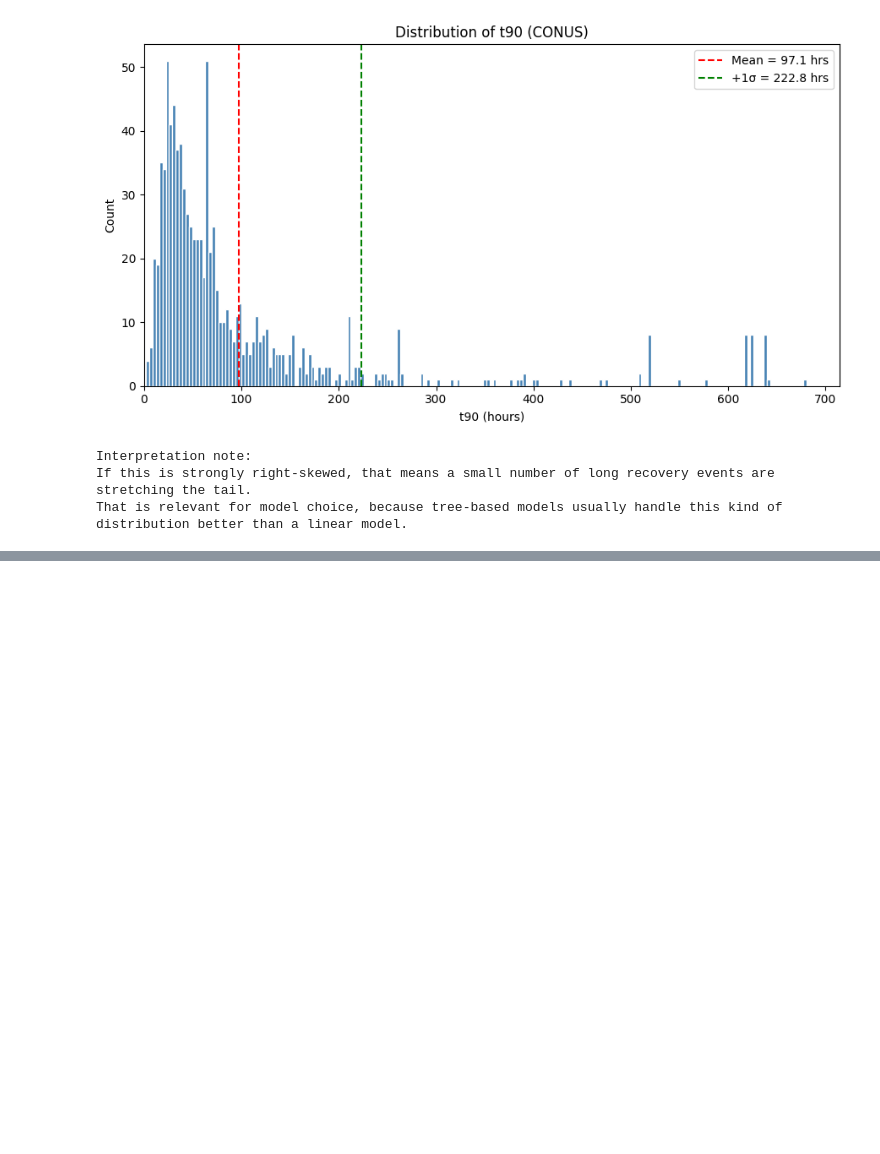
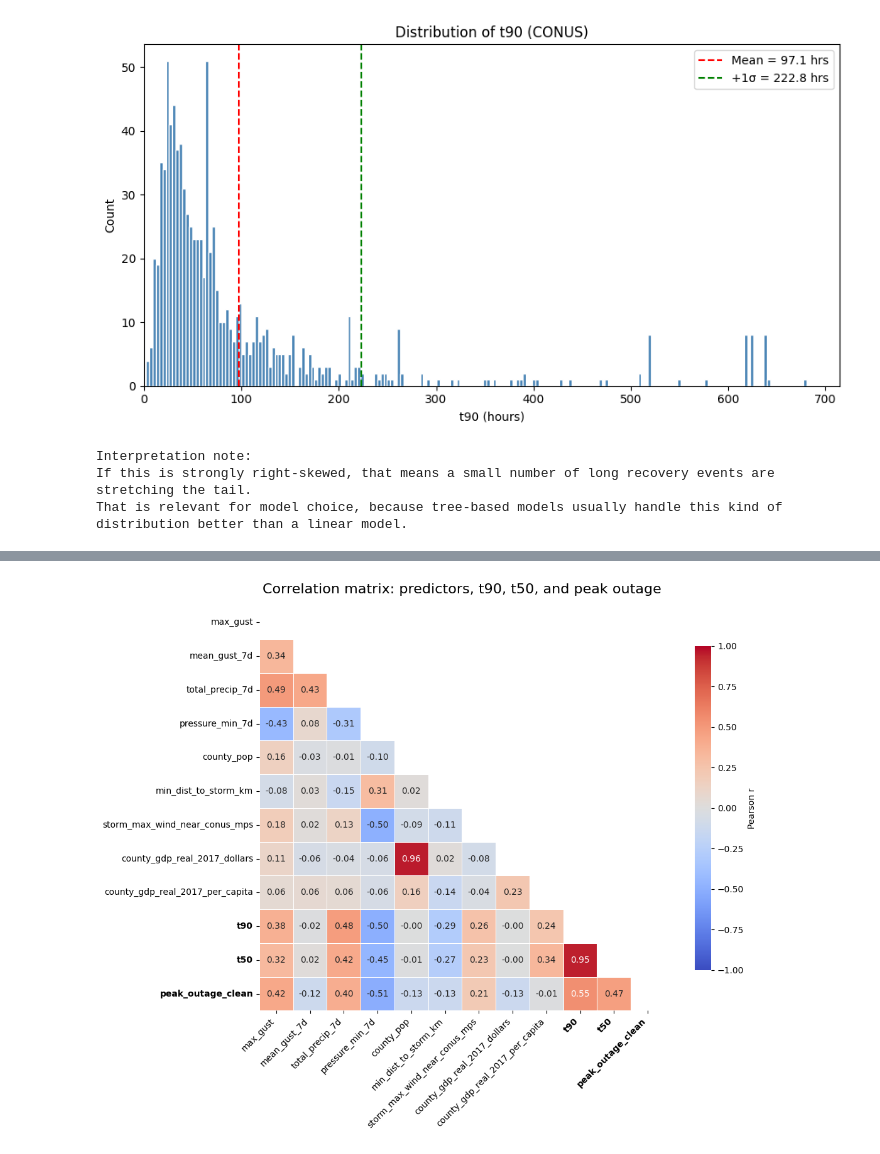
Before and after one commit to lukemccarvill/outage-recovery-forecasting, a Jupyter notebook: python_scripts/figures_for_report.ipynb, the cells around one changed output, grey strips where cells are left out. Drawn from its saved outputs; the diff is of its cells as text; code cells hidden in the pictures; blank space fills up the shorter version.

```diff
--- a/python_scripts/figures_for_report.ipynb
+++ b/python_scripts/figures_for_report.ipynb
@@ -170,0 +223,89 @@ A county can appear more than once if it is affected by multiple named storms or
+# %%
+# --- Correlation matrix: final CONUS modelling set + targets ---
+
+import numpy as np
+import pandas as pd
+import matplotlib.pyplot as plt
+import seaborn as sns
+
+data_path = r"C:\Users\teaching\Downloads\outage-recovery-forecasting\data_transients\event_level_dataset_conus_modeling_valid.parquet"
+
+# Load cleaned CONUS modelling dataset if it is not already in memory
+df = event_df.copy() if "event_df" in globals() else pd.read_parquet(data_path)
+
+if "CountyFIPS" in df.columns:
+    df["CountyFIPS"] = df["CountyFIPS"].astype(str).str.zfill(5)
+if "storm" in df.columns:
+    df["storm"] = df["storm"].astype(str)
+
+def resolve_col(frame, candidates, label):
+    for c in candidates:
+        if c in frame.columns:
+            return c
+    raise KeyError(f"Could not find {label}. Tried: {candidates}")
+
+# Final 9 predictors
+predictor_map = {
+    "max_gust": ["max_gust"],
+    "mean_gust_7d": ["mean_gust_7d"],
+    "total_precip_7d": ["total_precip_7d"],
+    "pressure_min_7d": ["pressure_min_7d"],
+    "county_pop": ["county_pop"],
+    "min_dist_to_storm_km": ["min_dist_to_storm_km"],
+    "storm_max_wind_near_conus_mps": ["storm_max_wind_near_conus_mps"],
+    "county_gdp_real_2017_dollars": ["county_gdp_real_2017_dollars"],
+    "county_gdp_real_2017_per_capita": ["county_gdp_real_2017_per_capita"],
+}
+
+# Targets / target-like variables
+target_map = {
+    "t90": ["t90", "t90_lastcross"],
+    "t50": ["t50", "t50_lastcross"],
+    "peak_outage_clean": ["peak_outage_clean", "peak_outage_clean_t50", "max_outage_raw"],
+}
+
+cols_in_order = []
+for pretty_name, candidates in {**predictor_map, **target_map}.items():
+    cols_in_order.append(resolve_col(df, candidates, pretty_name))
+
+corr_df = df[cols_in_order].apply(pd.to_numeric, errors="coerce")
+corr = corr_df.corr()
+
+# Mask diagonal + upper triangle, leaving only the lower triangle
+mask = np.triu(np.ones_like(corr, dtype=bool))
+
+print("Correlation matrix uses these variables:")
+print(", ".join(cols_in_order))
+print("\nOnly the lower triangle is shown; the diagonal and upper triangle are masked.")
+
+plt.figure(figsize=(12, 9))
+ax = sns.heatmap(
+    corr,
+    mask=mask,
+    annot=True,
+    fmt=".2f",
+    cmap="coolwarm",
+    center=0,
+    vmin=-1,
+    vmax=1,
+    square=True,
+    linewidths=0.5,
+    cbar_kws={"shrink": 0.8, "label": "Pearson r"},
+)
+
+ax.set_title("Correlation matrix: predictors, t90, t50, and peak outage", fontsize=16, pad=14)
+ax.set_xticklabels(ax.get_xticklabels(), rotation=45, ha="right", fontsize=10)
+ax.set_yticklabels(ax.get_yticklabels(), rotation=0, fontsize=10)
+
+# Bold the target / target-like labels
+target_labels = {"t90", "t50", "peak_outage_clean"}
+for label in ax.get_xticklabels():
+    if label.get_text() in target_labels:
+        label.set_fontweight("bold")
+for label in ax.get_yticklabels():
+    if label.get_text() in target_labels:
+        label.set_fontweight("bold")
+
+plt.tight_layout()
+plt.show()
+# %% [output]
@@ -170,0 +316 @@ A county can appear more than once if it is affected by multiple named storms or
+[figure, added]
```
Also changed, not shown: parts of 17 cells of this notebook, 3 other files.
